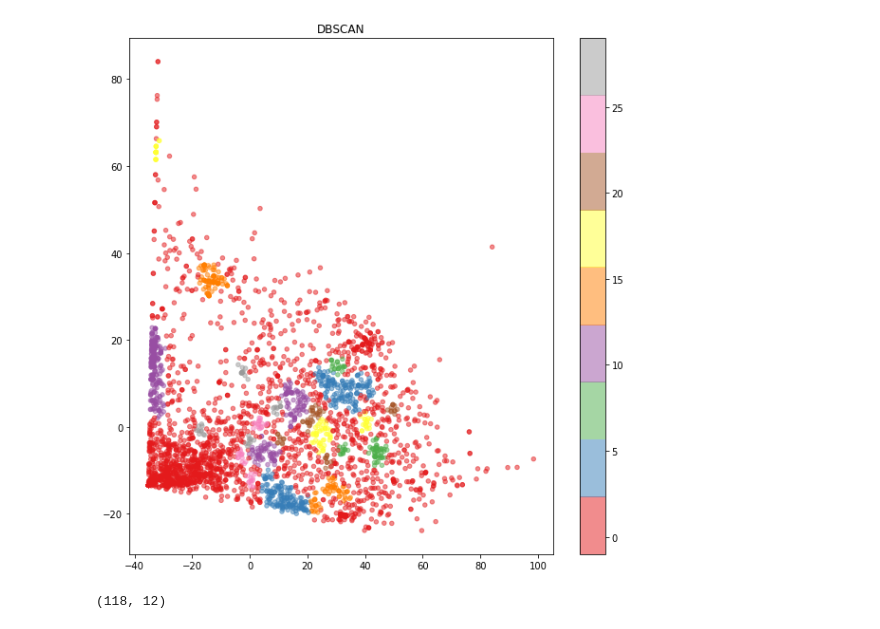
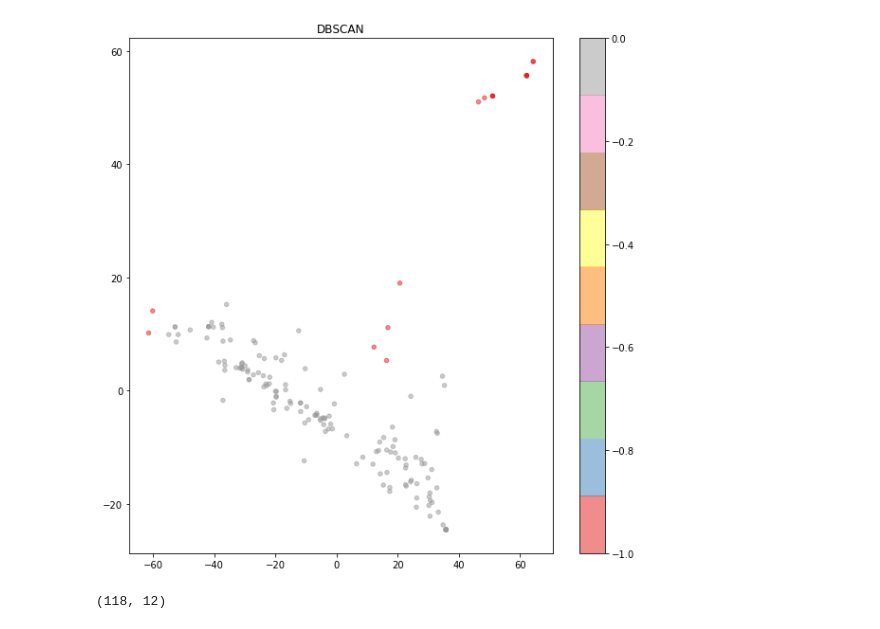
Before and after one commit to glyg/formation_IFPEN, a Jupyter notebook: Chapitre5.ipynb, the cells around one changed output. Drawn from its saved outputs; the diff is of its cells as text; code cells hidden in the pictures.

```diff
--- a/Chapitre5.ipynb
+++ b/Chapitre5.ipynb
@@ -6,7 +33,8 @@ import matplotlib.pyplot as plt
 
 import sklearn
 # %%
-food = pd.read_csv('fr.openfoodfacts.org.products.csv', sep="\t", nrows=200000)
+#food = pd.read_csv('fr.openfoodfacts.org.products.csv', sep="\t", nrows=200000)
+food = pd.read_csv("data/openfoodfacts_short.csv")
 
 food = food.loc[food['allergens'].dropna().index]
 
@@ -40,7 +68,7 @@ for key, trans in common_allergens.items():
 
 
 food = food.dropna(axis=1, how="all").fillna(0.0)
-food = food.drop(columns=["energy_100g", "cholesterol_100g", "lactose_100g"])
+food = food.drop(columns=["energy_100g"])#, "cholesterol_100g", "lactose_100g"])
 
 
 data_cols = [col for col in food.columns if "100g" in col]
@@ -131,20 +169,20 @@ fig.set_size_inches(10, 10);
 # %%
 from sklearn.cluster import DBSCAN
 
-clustering = DBSCAN(eps=1.7, min_samples=10).fit(X_pca)
+clustering = DBSCAN(eps=10, min_samples=10).fit(X_pca)
 
 fig, ax = plt.subplots()
 sc = ax.scatter(
     X_pca[:, 0], X_pca[:, 1],
     c=clustering.labels_,
     alpha=.5, s=20, cmap='Set1'
 )
 fig.colorbar(sc)
 
 ax.set_title('DBSCAN')
 fig.set_size_inches(10, 10);
 # %% [output]
-[figure, old version]
+[figure, new version]
 # %%
 food[clustering.labels_==7].shape
 # %% [output]
```
Also changed, not shown: parts of 11 cells of this notebook, 5 other files.
